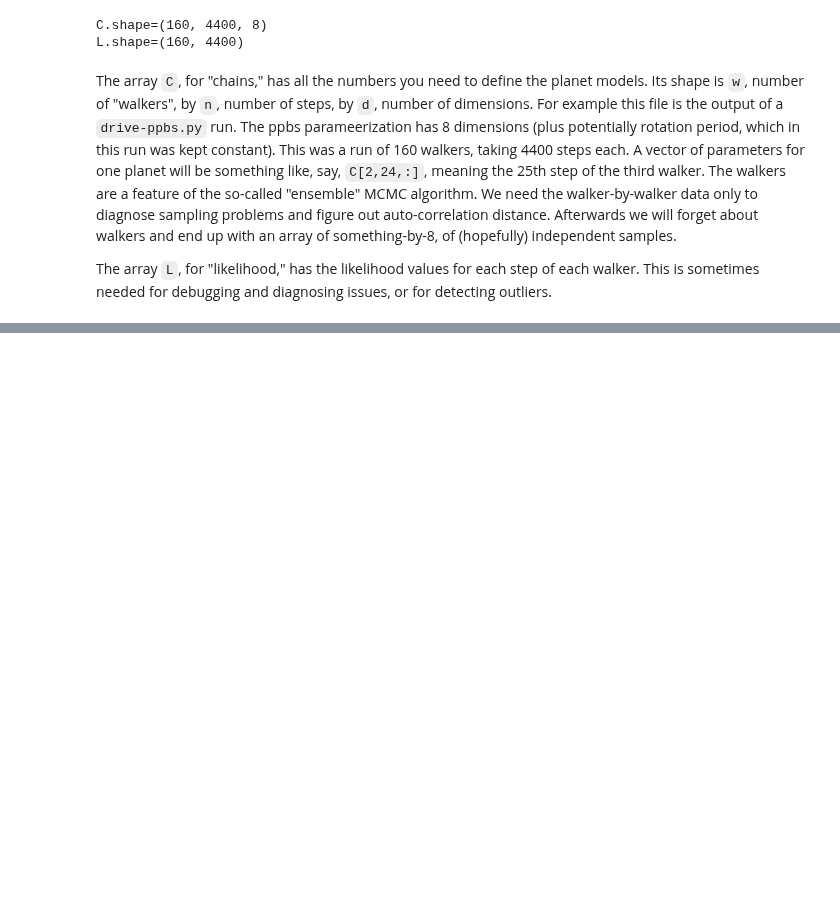
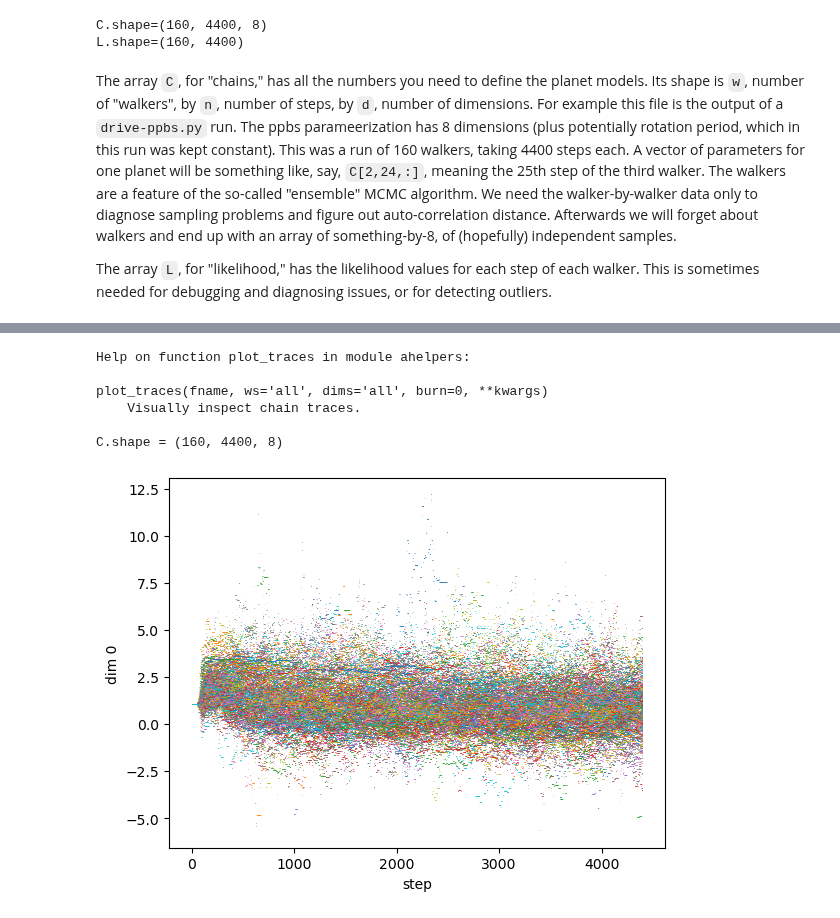
Before and after one commit to nmovshov/pyPIPE, a Jupyter notebook: how_to_samplify.ipynb, the cells around one changed output, grey strips where cells are left out. Cells and saved outputs as stored; diff of their text form; code cells hidden in the pictures; blank space fills up the shorter version.

```diff
--- a/how_to_samplify.ipynb
+++ b/how_to_samplify.ipynb
@@ -24,0 +31,11 @@ The array `L`, for "likelihood," has the likelihood values for each step of each
+# %%
+help(ah.plot_traces)
+ah.plot_traces(fname, dims=0)
+# %% [output]
+Help on function plot_traces in module ahelpers:
+
+plot_traces(fname, ws='all', dims='all', burn=0, **kwargs)
+    Visually inspect chain traces.
+
+C.shape = (160, 4400, 8)
+[figure, added]
```
Also changed, not shown: parts of 33 cells of this notebook, 2 other files.
